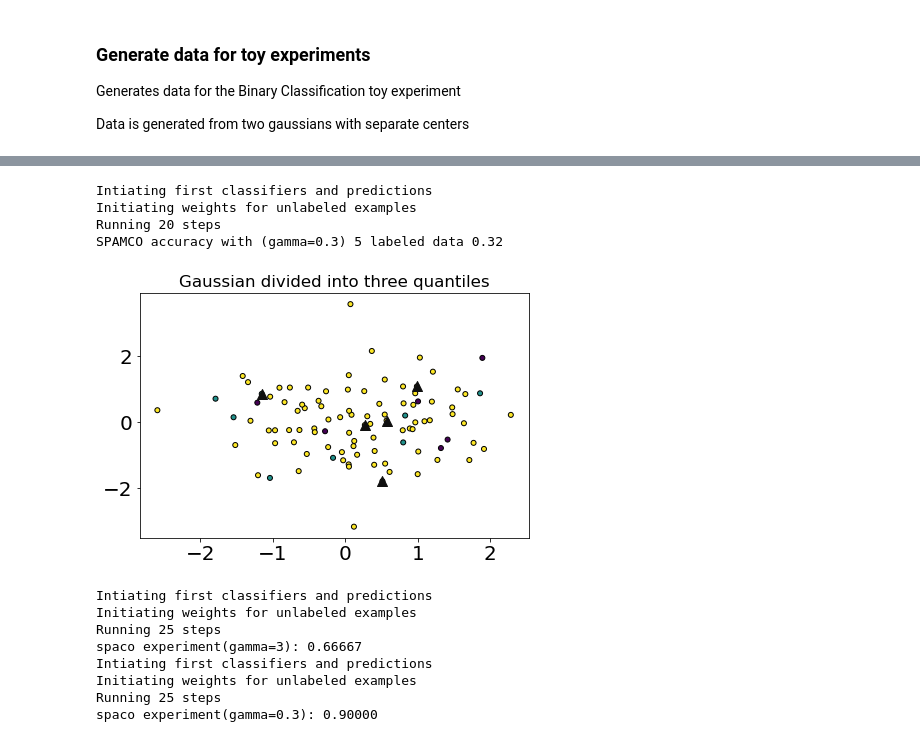
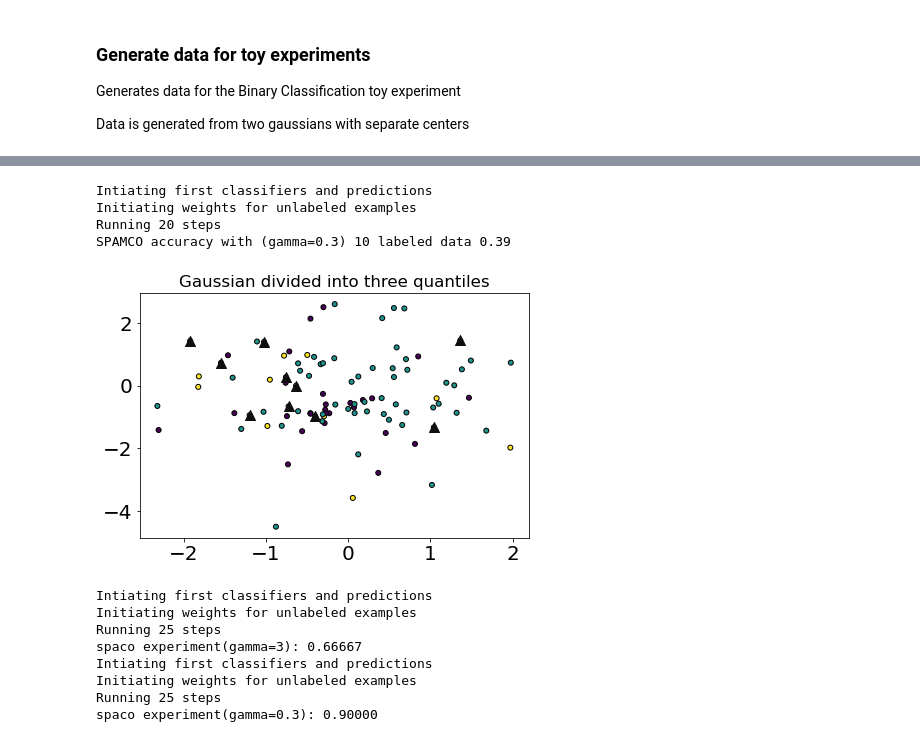
Before and after one commit to patrickboswell/MLA, a Jupyter notebook: MultilabelClassificationToyExample.ipynb, the cells around one changed output, grey strips where cells are left out. Drawn from its saved outputs; the diff is of its cells as text; code cells hidden in the pictures.

```diff
--- a/MultilabelClassificationToyExample.ipynb
+++ b/MultilabelClassificationToyExample.ipynb
@@ -243,7 +371,7 @@ class SPamCo:
 X1, Y1 = make_classification(
     n_features=4, n_redundant=0, n_informative=2, n_clusters_per_class=1, n_classes=3
 )
-x_train, x_test, y_train, y_test = train_test_split(X1, Y1, test_size=0.95, random_state=42)
+x_train, x_test, y_train, y_test = train_test_split(X1, Y1, test_size=0.90, stratify = Y1, random_state=42)
 rfc = RandomForestClassifier()
 rfc.fit(x_train, y_train)
 
@@ -321,37 +447,38 @@ udata = [
     x_test[:,3].reshape(-1,1)
     ]
 
 spaco = SPamCo(
     labeled_data=ldata,
     unlabeled_data=udata,
     labels=y_train,
-    num_view=3,
+    num_view=4,
     gamma=0.3,
     iterations=steps
 )
 
 spaco.fit(RandomForestClassifier())
 clfs = spaco.get_classifiers()
 score1 = clfs[0].predict_proba(X1[:,0].reshape(-1,1))
 score2 = clfs[1].predict_proba(X1[:,1].reshape(-1,1))
 score3 = clfs[2].predict_proba(X1[:,2].reshape(-1,1))
-score = score1 + score2 + score3
+score4 = clfs[3].predict_proba(X1[:,3].reshape(-1,1))
+score = score1 + score2 + score3 +score4
 pred_y = np.argmax(score, axis = 1)
 
 print(f'SPAMCO accuracy with (gamma={gamma}) {len(x_train)} labeled data {accuracy_score(pred_y, Y1)}')
 plt.figure()
 plt.subplots_adjust(bottom=0.05, top=0.9, left=0.05, right=0.95)
 plt.title("Gaussian divided into three quantiles", fontsize="small")
 plt.scatter(X1[:, 0], X1[:, 1], marker="o", c=pred_y, s=25, edgecolor="k")
 plt.scatter(x_train[:, 0], x_train[:, 1], marker='^', c='#0F0F0F', s=100)
 
 plt.show()
 # %% [output]
 Intiating first classifiers and predictions
 Initiating weights for unlabeled examples
 Running 20 steps
-SPAMCO accuracy with (gamma=0.3) 5 labeled data 0.32
+SPAMCO accuracy with (gamma=0.3) 10 labeled data 0.39
-[figure, old version]
+[figure, new version]
 # %%
 ###Generate data for Binary Classification
 def get_data(random_seed):
```
Also changed, not shown: parts of 13 cells of this notebook, 1 other file.
